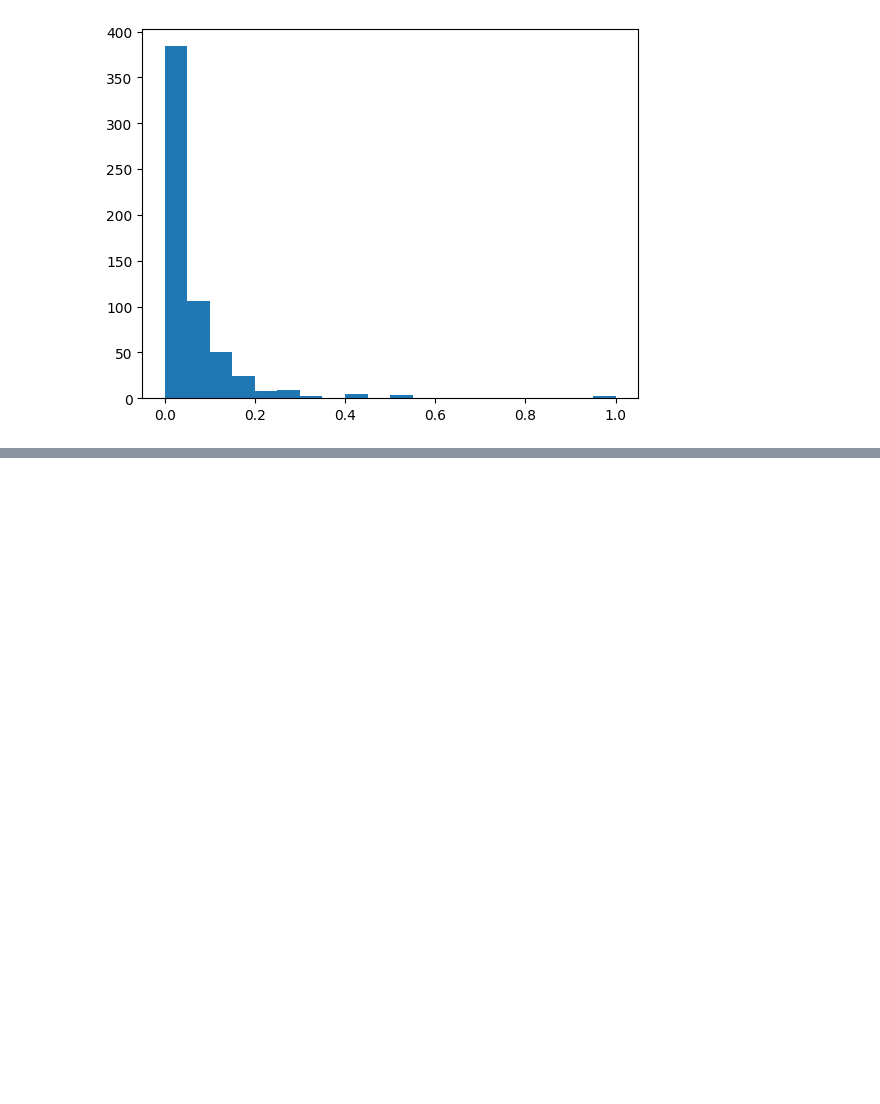
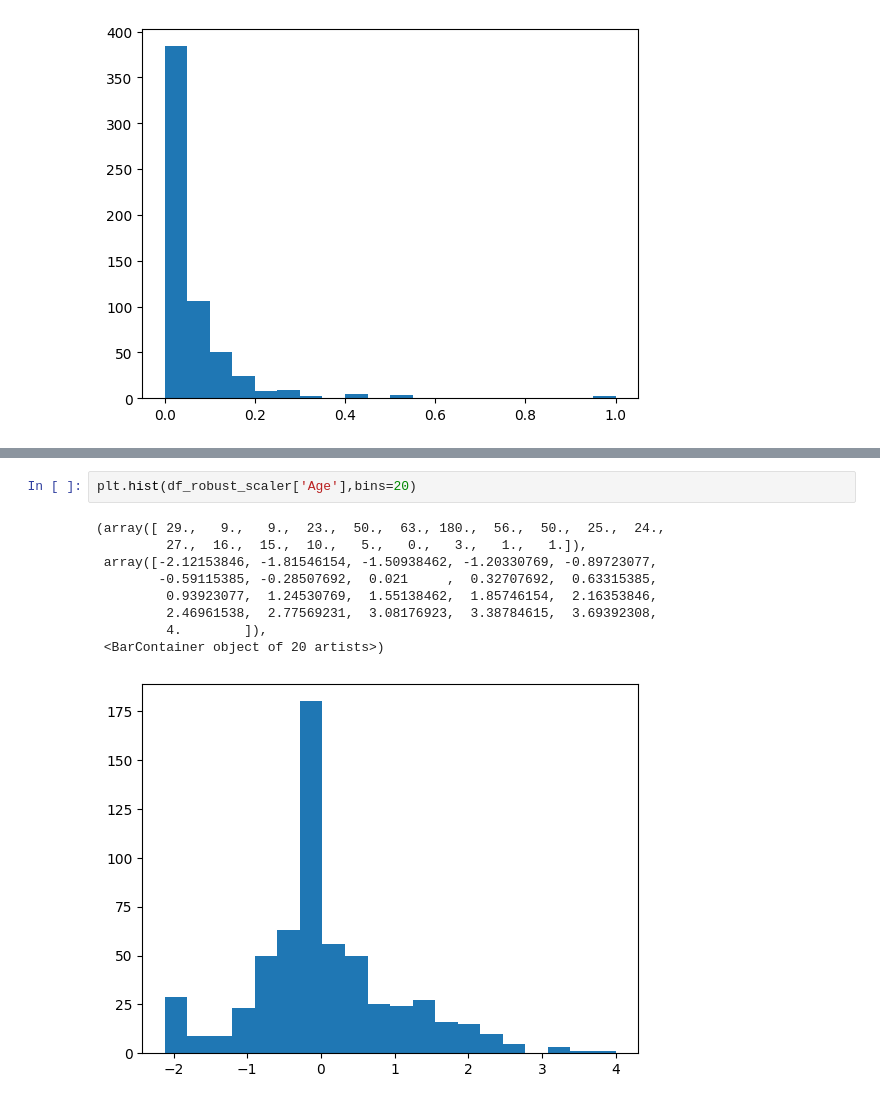
Before and after one commit to KrishnaSA05/Machine-Learning, a Jupyter notebook: Stats and Probablity/all_types_feature_transformation.ipynb, the cells around one changed output, grey strips where cells are left out. Saved outputs shown, nothing was run; the diff lists cells and outputs as text; blank space fills up the shorter version.

```diff
--- a/Stats and Probablity/all_types_feature_transformation.ipynb
+++ b/Stats and Probablity/all_types_feature_transformation.ipynb
@@ -255,0 +318,12 @@ plt.hist(df_minmax['Fare'],bins=20)
+# %%
+plt.hist(df_robust_scaler['Age'],bins=20)
+# %% [output]
+(array([ 29.,   9.,   9.,  23.,  50.,  63., 180.,  56.,  50.,  25.,  24.,
+         27.,  16.,  15.,  10.,   5.,   0.,   3.,   1.,   1.]),
+ array([-2.12153846, -1.81546154, -1.50938462, -1.20330769, -0.89723077,
+        -0.59115385, -0.28507692,  0.021     ,  0.32707692,  0.63315385,
+         0.93923077,  1.24530769,  1.55138462,  1.85746154,  2.16353846,
+         2.46961538,  2.77569231,  3.08176923,  3.38784615,  3.69392308,
+         4.        ]),
+ <BarContainer object of 20 artists>)
+[figure, added]
```
Also changed, not shown: parts of 9 cells of this notebook.
